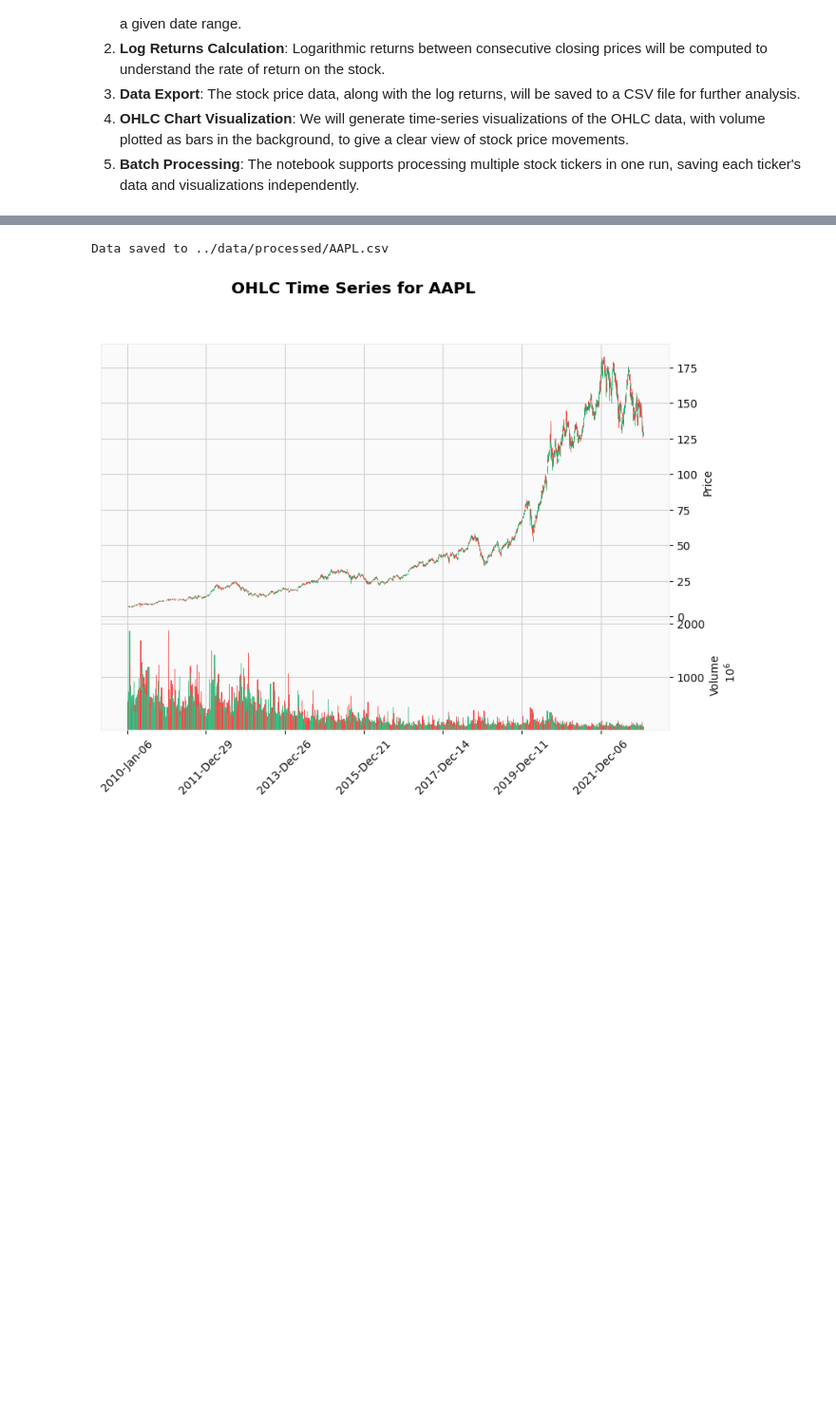
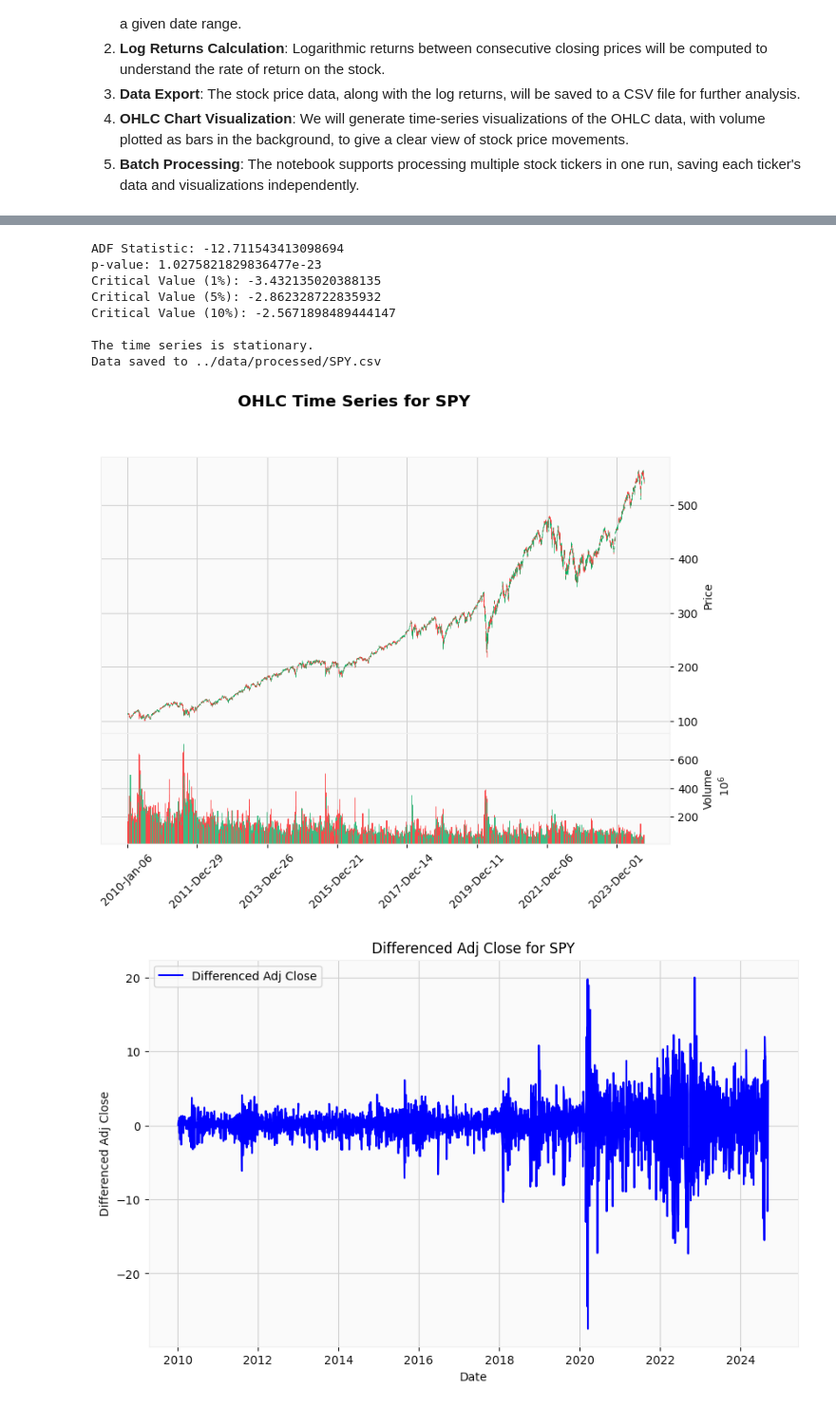
Before and after one commit to epieczko/MachineLearningArtificialIntelligence, a Jupyter notebook: capstone/notebooks/Historical_Stock_Data.ipynb, the cells around one changed output, grey strips where cells are left out. Shown: that part at 95% size. Cells and saved outputs as stored; diff of their text form; code cells hidden in the pictures; blank space fills up the shorter version.

```diff
--- a/capstone/notebooks/Historical_Stock_Data.ipynb
+++ b/capstone/notebooks/Historical_Stock_Data.ipynb
@@ -59,7 +47,7 @@ def calculate_log_returns(data):
     pd.DataFrame: DataFrame with added columns for various log returns.
     """
     # Close to Close (Consecutive Days)
-    data['Log_Return_Close_Close'] = np.log(data['Adj Close'] / data['Adj Close'].shift(1))
+    data['Log_Return_Close_Close'] = np.log(data['Adj_Close'] / data['Adj_Close'].shift(1))
 
     # Open to Close (Same Day)
     data['Log_Return_Open_Close'] = np.log(data['Close'] / data['Open'])
@@ -122,3 +155,34 @@ def plot_ohlc_chart_with_volume(data, ticker):
+# %%
+def run_adf_test(data, column):
+    """
+    Run the Augmented Dickey-Fuller (ADF) test to check for stationarity.
+
+    Parameters:
+    data (pd.DataFrame): DataFrame containing the time series data.
+    column (str): The column name of the time series to be tested.
+
+    Returns:
+    None: Prints the ADF test results.
+    """
+    # Extract the column as a pandas Series
+    timeseries = data[column].dropna()
+
+    # Run ADF test
+    result = adfuller(timeseries)
+
+    # Print the test statistic and p-value
+    print(f'ADF Statistic: {result[0]}')
+    print(f'p-value: {result[1]}')
+
+    # Print critical values
+    for key, value in result[4].items():
+        print(f'Critical Value ({key}): {value}')
+
+    # Interpret the p-value
+    if result[1] < 0.05:
+        print("\nThe time series is stationary.")
+    else:
+        print("\nThe time series is not stationary.")
 # %%
 def run_workflow(ticker, start_date, end_date):
     """
@@ -139,18 +203,21 @@ def run_workflow(ticker, start_date, end_date):
     stock_data = calculate_log_returns(stock_data)
 
     #Caluclaute percentage simple returns
-    stock_data = calculate_percentage_simple_returns(stock_data)
+    stock_data = calculate_differencing(stock_data, 'Adj_Close')
+
+    run_adf_test(stock_data,'Differenced_Adj_Close')
 
     # Save data to CSV
     save_to_csv(stock_data, ticker)
 
     # Plot OHLC chart
     plot_ohlc_chart_with_volume(stock_data, ticker)
+    plot_differenced_adj_close(stock_data, ticker)
 # %%
 # Example usage
-ticker = 'AAPL'
+ticker = 'SPY'
 start_date = '2010-01-01'
-end_date = '2023-01-01'
+end_date = '2024-09-10'
 
 run_workflow(ticker, start_date, end_date)
 # %% [output]
@@ -163,16 +230,24 @@ See the caveats in the documentation: https://pandas.pydata.org/pandas-docs/stab
 
  =================================================================
 
    WARNING: YOU ARE PLOTTING SO MUCH DATA THAT IT MAY NOT BE
             POSSIBLE TO SEE DETAILS (Candles, Ohlc-Bars, Etc.)
    For more information see:
    - https://github.com/matplotlib/mplfinance/wiki/Plotting-Too-Much-Data
 
    TO SILENCE THIS WARNING, set `type='line'` in `mpf.plot()`
    OR set kwarg `warn_too_much_data=N` where N is an integer
    LARGER than the number of data points you want to plot.
 
  ================================================================
   warnings.warn('\n\n ================================================================= '+
-Data saved to ../data/processed/AAPL.csv
+ADF Statistic: -12.711543413098694
+p-value: 1.0275821829836477e-23
+Critical Value (1%): -3.432135020388135
+Critical Value (5%): -2.862328722835932
+Critical Value (10%): -2.5671898489444147
+
+The time series is stationary.
+Data saved to ../data/processed/SPY.csv
-[figure, old version]
+[figure, new version]
+[figure, added]
```
Also changed, not shown: parts of 6 cells of this notebook, 9 other files.
